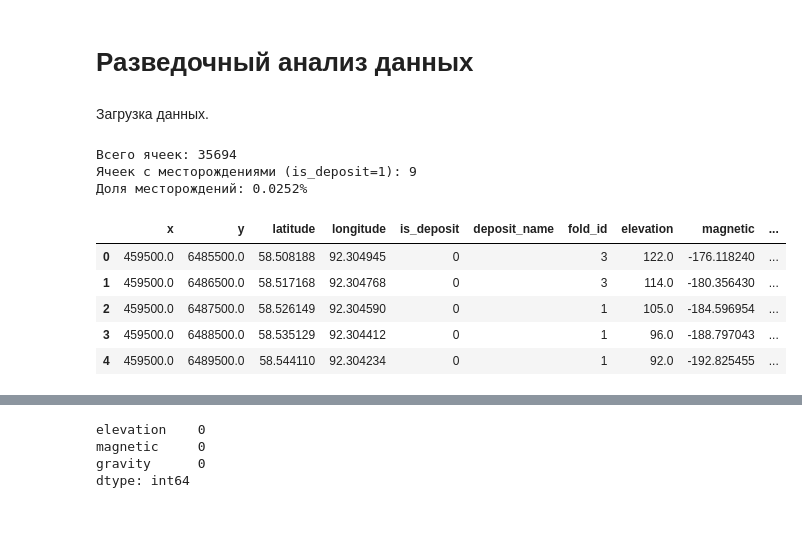
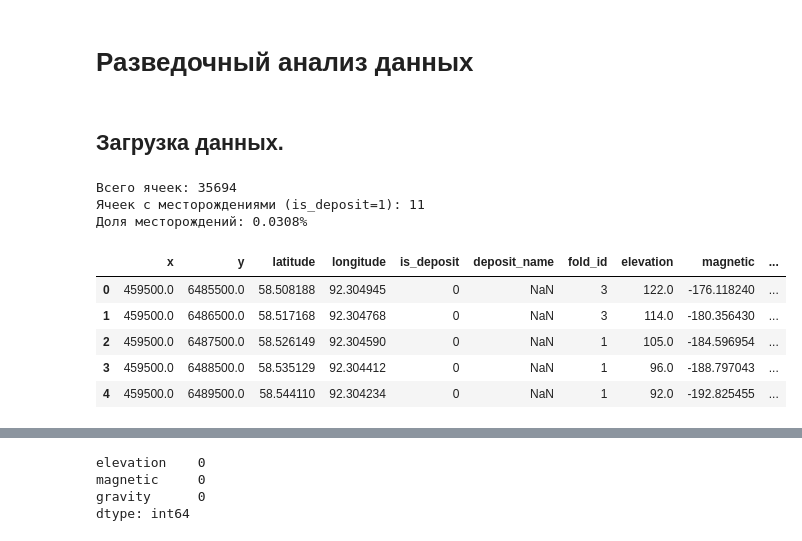
Before and after one commit to Ram3n-dev/AAAAAAHHHHHH-GEOLOGY, a Jupyter notebook: backend/notebooks/eda.ipynb, the cells around one changed output, grey strips where cells are left out. Saved outputs shown, nothing was run; the diff lists cells and outputs as text; code cells hidden in the pictures.

```diff
--- a/backend/notebooks/eda.ipynb
+++ b/backend/notebooks/eda.ipynb
@@ -7,23 +7,23 @@ import matplotlib.pyplot as plt
 import seaborn as sns
 from pyproj import Transformer
 # %% [markdown]
-Загрузка данных.
+## Загрузка данных.
 # %%
-df = pd.read_parquet('../../data/processed/features_table.parquet')
+df = pd.read_csv('../../data/processed/features_table.csv')
 
 print(f"Всего ячеек: {len(df)}")
 print(f"Ячеек с месторождениями (is_deposit=1): {df['is_deposit'].sum()}")
 print(f"Доля месторождений: {df['is_deposit'].mean():.4%}")
 
 display(df.head())
 # %% [output]
 Всего ячеек: 35694
-Ячеек с месторождениями (is_deposit=1): 9
-Доля месторождений: 0.0252%
+Ячеек с месторождениями (is_deposit=1): 11
+Доля месторождений: 0.0308%
 |  | x | y | latitude | longitude | is_deposit | deposit_name | fold_id | elevation | magnetic | ... |
-| 0 | 459500.0 | 6485500.0 | 58.508188 | 92.304945 | 0 |  | 3 | 122.0 | -176.118240 | ... |
-| 1 | 459500.0 | 6486500.0 | 58.517168 | 92.304768 | 0 |  | 3 | 114.0 | -180.356430 | ... |
-| 2 | 459500.0 | 6487500.0 | 58.526149 | 92.304590 | 0 |  | 1 | 105.0 | -184.596954 | ... |
-| 3 | 459500.0 | 6488500.0 | 58.535129 | 92.304412 | 0 |  | 1 | 96.0 | -188.797043 | ... |
-| 4 | 459500.0 | 6489500.0 | 58.544110 | 92.304234 | 0 |  | 1 | 92.0 | -192.825455 | ... |
+| 0 | 459500.0 | 6485500.0 | 58.508188 | 92.304945 | 0 | NaN | 3 | 122.0 | -176.118240 | ... |
+| 1 | 459500.0 | 6486500.0 | 58.517168 | 92.304768 | 0 | NaN | 3 | 114.0 | -180.356430 | ... |
+| 2 | 459500.0 | 6487500.0 | 58.526149 | 92.304590 | 0 | NaN | 1 | 105.0 | -184.596954 | ... |
+| 3 | 459500.0 | 6488500.0 | 58.535129 | 92.304412 | 0 | NaN | 1 | 96.0 | -188.797043 | ... |
+| 4 | 459500.0 | 6489500.0 | 58.544110 | 92.304234 | 0 | NaN | 1 | 92.0 | -192.825455 | ... |
 # %% [markdown]
```
Also changed, not shown: parts of 15 cells of this notebook, 10 other files.
